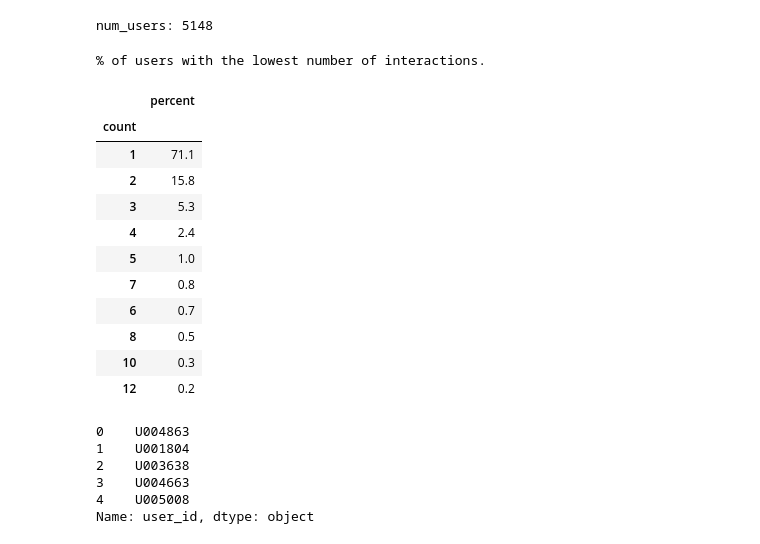
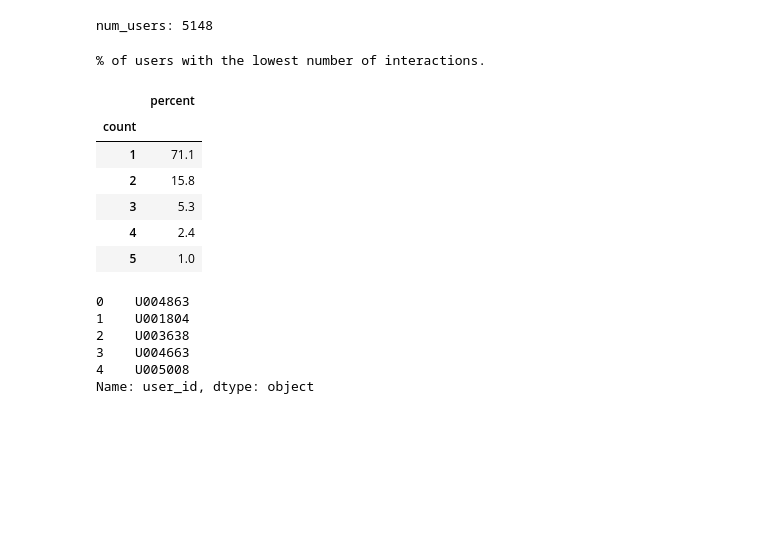
Before and after one commit to DungBeetleBASH/recsys-pipeliner, a Jupyter notebook: notebooks/user_item_interactions.ipynb, the cells around one changed output. Saved outputs shown, nothing was run; the diff lists cells and outputs as text; code cells hidden in the pictures; blank space fills up the shorter version.

```diff
--- a/notebooks/user_item_interactions.ipynb
+++ b/notebooks/user_item_interactions.ipynb
@@ -85,27 +89,26 @@ unique_users = (
     .sort_values("user_id")
     .reset_index(drop=True)
 )
-num_users = unique_users.size
+num_users = unique_users.shape[0]
 print(f"num_users: {num_users}")
 # %% [output]
 num_users: 5148
 # %%
 user_id_value_counts = user_item_interactions_df.user_id.value_counts()
-user_id_low_counts_percent = (user_id_value_counts.value_counts() / num_users * 100).round(1).to_frame(name="percent")
+user_id_low_counts_percent = (
+    (user_id_value_counts.value_counts() / num_users * 100)
+    .round(1)
+    .to_frame(name="percent")
+)
 print("% of users with the lowest number of interactions.")
-user_id_low_counts_percent.head(10)
+user_id_low_counts_percent.head(5)
 # %% [output]
 % of users with the lowest number of interactions.
 |  | percent |
 | count |  |
 | 1 | 71.1 |
 | 2 | 15.8 |
 | 3 | 5.3 |
 | 4 | 2.4 |
 | 5 | 1.0 |
-| 7 | 0.8 |
-| 6 | 0.7 |
-| 8 | 0.5 |
-| 10 | 0.3 |
-| 12 | 0.2 |
 # %%
```
Also changed, not shown: parts of 16 cells of this notebook, 1 other file.
